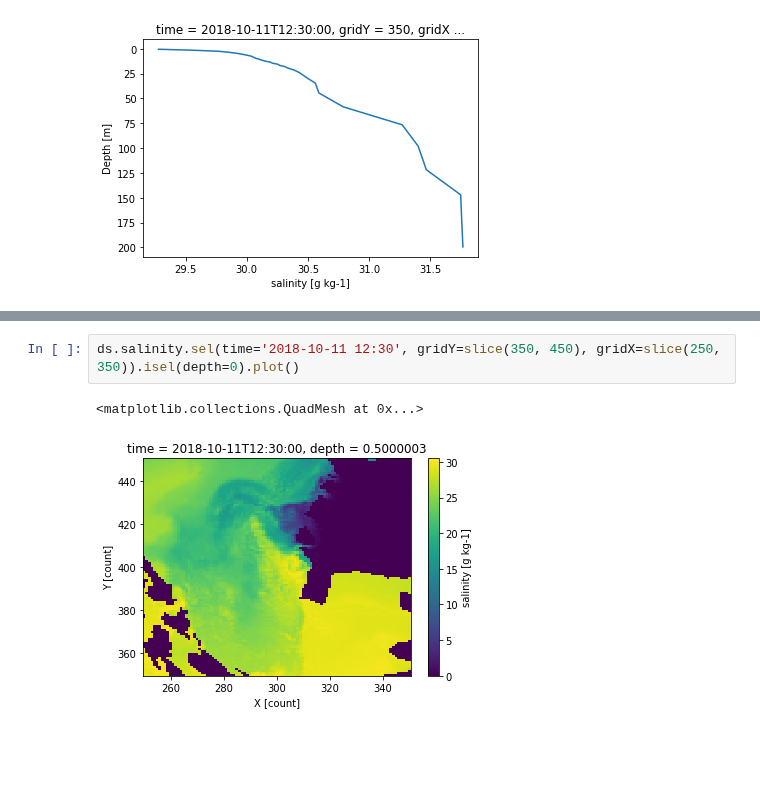
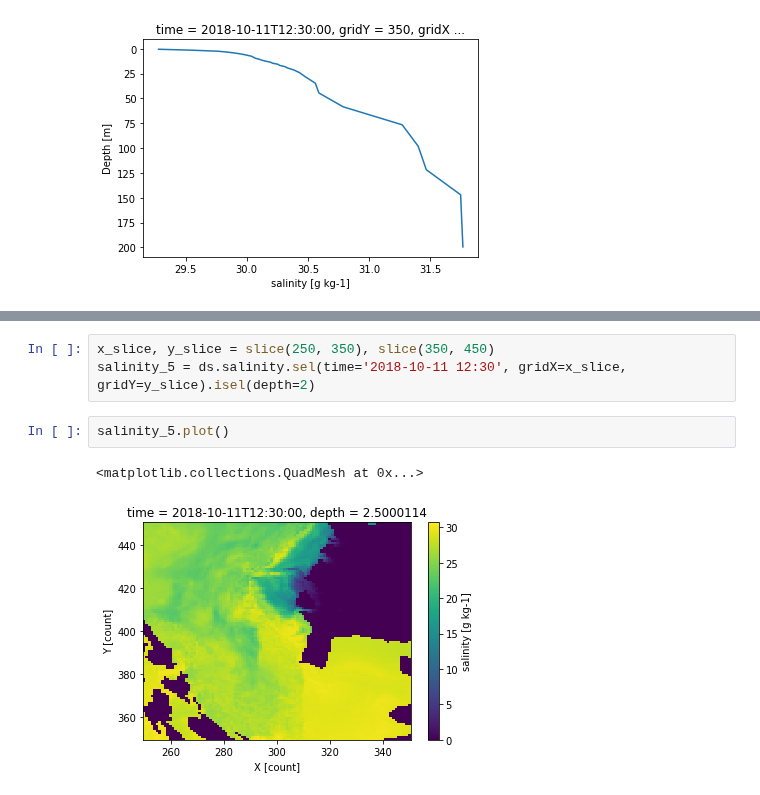
Before and after one commit to SalishSeaCast/analysis-doug, a Jupyter notebook: notebooks/SalishSeaCastVizDemo.ipynb, the cells around one changed output, grey strips where cells are left out. Saved outputs shown, nothing was run; the diff lists cells and outputs as text; blank space fills up the shorter version.

Commit message:
Start adding narrative about filled contour plots.

```diff
--- a/notebooks/SalishSeaCastVizDemo.ipynb
+++ b/notebooks/SalishSeaCastVizDemo.ipynb
@@ -194,5 +205,8 @@ profile.plot(y='depth', yincrease=False)
 # %%
-ds.salinity.sel(time='2018-10-11 12:30', gridY=slice(350, 450), gridX=slice(250, 350)).isel(depth=0).plot()
+x_slice, y_slice = slice(250, 350), slice(350, 450)
+salinity_5 = ds.salinity.sel(time='2018-10-11 12:30', gridX=x_slice, gridY=y_slice).isel(depth=2)
-# %% [output]
-<matplotlib.collections.QuadMesh at 0x...>
-[figure, removed]
+# %%
+salinity_5.plot()
+# %% [output]
+<matplotlib.collections.QuadMesh at 0x...>
+[figure, added]
```
Also changed, not shown: parts of 13 cells of this notebook.
